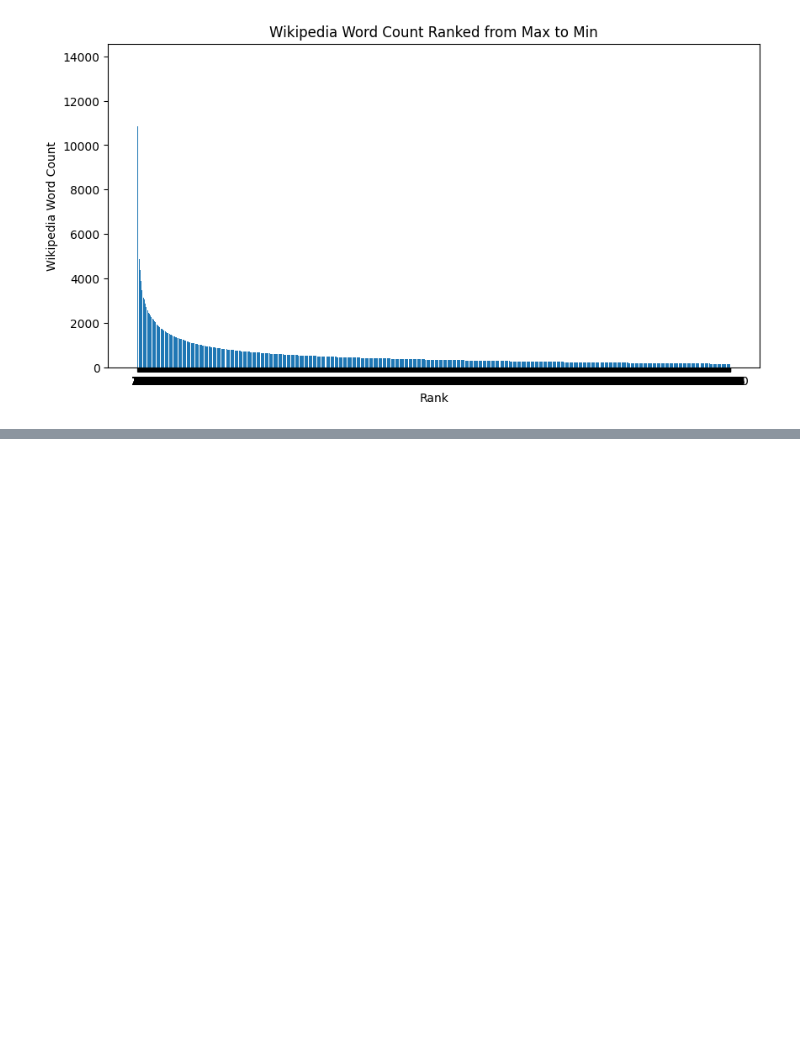
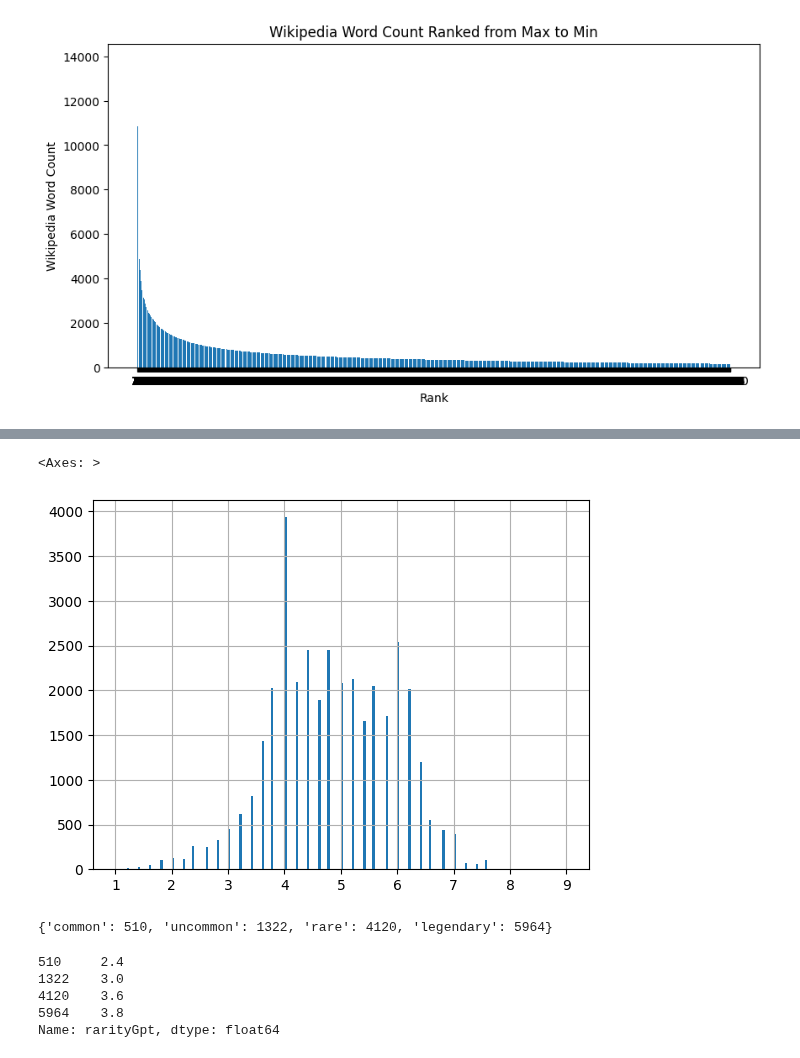
Before and after one commit to eleurent/nature-go, a Jupyter notebook: backend/generation/finalize_database.ipynb, the cells around one changed output, grey strips where cells are left out. Cells and saved outputs as stored; diff of their text form; code cells hidden in the pictures; blank space fills up the shorter version.

```diff
--- a/backend/generation/finalize_database.ipynb
+++ b/backend/generation/finalize_database.ipynb
@@ -296,3 +296,42 @@ df_final_final.sort_values(by='WikipediaWordCount', ascending=False).head(10)
 | 228 | 1359676 | ['Olive', 'زیتون', 'Oliveleaf', '... | Olea europaea | L. | 5415040.0 | 610675-1 | NaN | ... |
 | 9726 | 1389265 | ['Calico Aster', 'Calico Or One-S... | Symphyotrichum lateriflorum | (L.) Á.Löve & D.Löve | 7832723.0 | 247115-2 | NaN | ... |
 | 1945 | 1396325 | ['Garden tomato', 'Tomato', 'Cher... | Solanum lycopersicum | L. | 2930137.0 | 316947-2 | NaN | ... |
+# %%
+df.rarityGpt.hist(bins=200)
+# %% [output]
+<Axes: >
+[figure, added]
+# %%
+p_rarity = {'legendary': 0.01, 'rare': 0.10, 'uncommon': 0.20, 'common': 0.68}
+
+sorted_rarity = {k: v for k, v in sorted(p_rarity.items(), key=lambda item: item[1], reverse=True)}
+
+sorted_df = df.sort_values(by='occurrencesCdf', ascending=False)
+sorted_df.reset_index(drop=True, inplace=True)
+
+# Initialize an empty dictionary to store the results
+index_rarity = {}
+
+# Initialize a variable to keep track of the cumulative percentage
+cumulative_percent = 1
+
+# Loop through each rarity level and find the corresponding index
+for rarity, percent in sorted_rarity.items():
+    cumulative_percent -= percent
+    index = df[df['occurrencesCdf'] <= cumulative_percent].index[0]
+    index_rarity[rarity] = index
+
+index_rarity
+# %% [output]
+{'common': 510, 'uncommon': 1322, 'rare': 4120, 'legendary': 5964}
+# %%
+sorted_df = df.sort_values(by='rarityGpt', ascending=True)
+sorted_df.reset_index(drop=True, inplace=True)
+
+print(sorted_df['rarityGpt'][[510, 1322, 4120, 5964]])
+# %% [output]
+510     2.4
+1322    3.0
+4120    3.6
+5964    3.8
+Name: rarityGpt, dtype: float64
```
Also changed, not shown: parts of 1 cell of this notebook, 2 other files.
